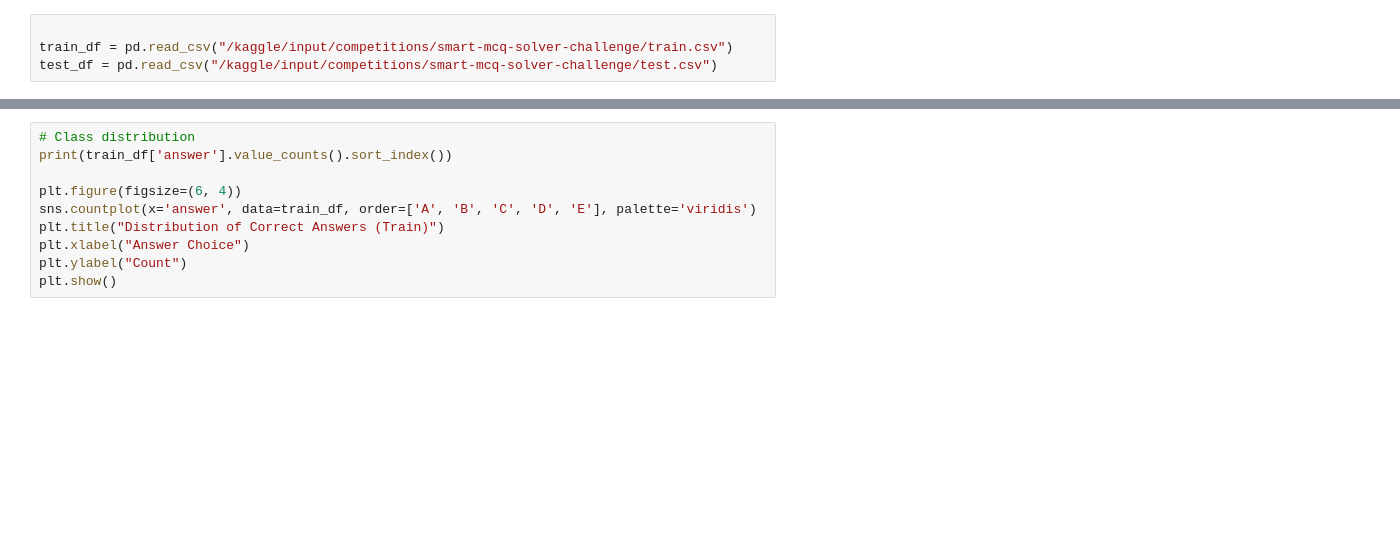
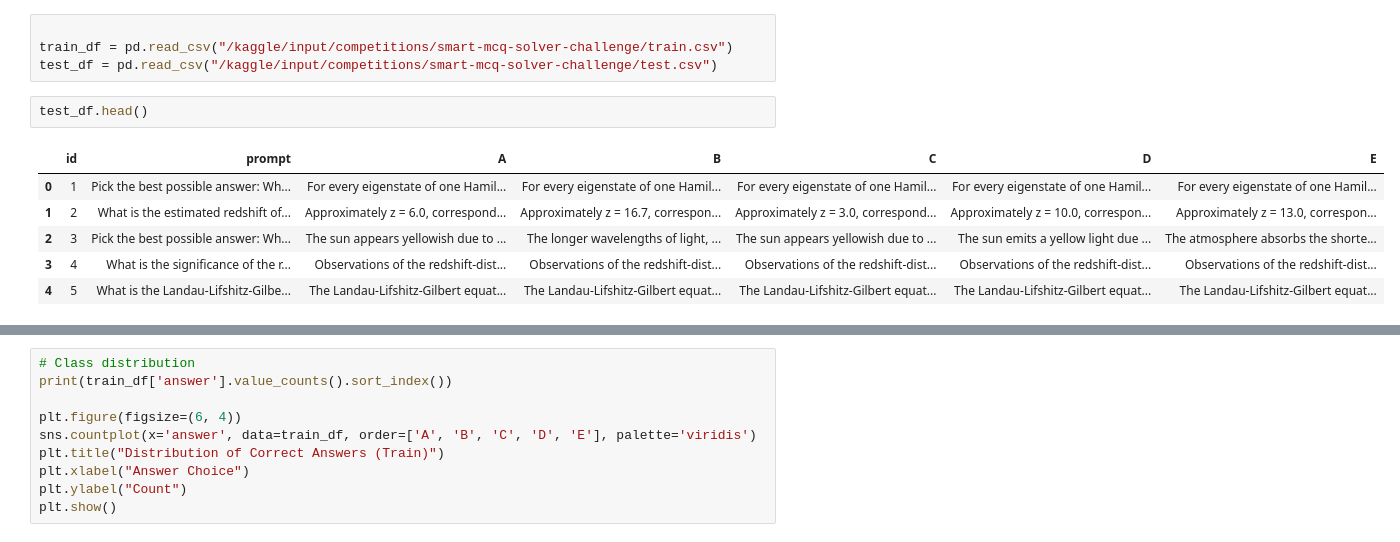
Before and after one commit to udayprattap/dl-genai-project-26-t2, a Jupyter notebook: kaggle_notebook.ipynb, the cells around one changed output, grey strips where cells are left out. Drawn from its saved outputs; the diff is of its cells as text; blank space fills up the shorter version.

```diff
--- a/kaggle_notebook.ipynb
+++ b/kaggle_notebook.ipynb
@@ -42,3 +14,12 @@ from sklearn.metrics import accuracy_score, f1_score
 
 train_df = pd.read_csv("/kaggle/input/competitions/smart-mcq-solver-challenge/train.csv")
 test_df = pd.read_csv("/kaggle/input/competitions/smart-mcq-solver-challenge/test.csv")
+# %%
+test_df.head()
+# %% [output]
+|  | id | prompt | A | B | C | D | E |
+| 0 | 1 | Pick the best possible answer: Wh... | For every eigenstate of one Hamil... | For every eigenstate of one Hamil... | For every eigenstate of one Hamil... | For every eigenstate of one Hamil... | For every eigenstate of one Hamil... |
+| 1 | 2 | What is the estimated redshift of... | Approximately z = 6.0, correspond... | Approximately z = 16.7, correspon... | Approximately z = 3.0, correspond... | Approximately z = 10.0, correspon... | Approximately z = 13.0, correspon... |
+| 2 | 3 | Pick the best possible answer: Wh... | The sun appears yellowish due to ... | The longer wavelengths of light, ... | The sun appears yellowish due to ... | The sun emits a yellow light due ... | The atmosphere absorbs the shorte... |
+| 3 | 4 | What is the significance of the r... | Observations of the redshift-dist... | Observations of the redshift-dist... | Observations of the redshift-dist... | Observations of the redshift-dist... | Observations of the redshift-dist... |
+| 4 | 5 | What is the Landau-Lifshitz-Gilbe... | The Landau-Lifshitz-Gilbert equat... | The Landau-Lifshitz-Gilbert equat... | The Landau-Lifshitz-Gilbert equat... | The Landau-Lifshitz-Gilbert equat... | The Landau-Lifshitz-Gilbert equat... |
```
Also changed, not shown: parts of 28 cells of this notebook.
